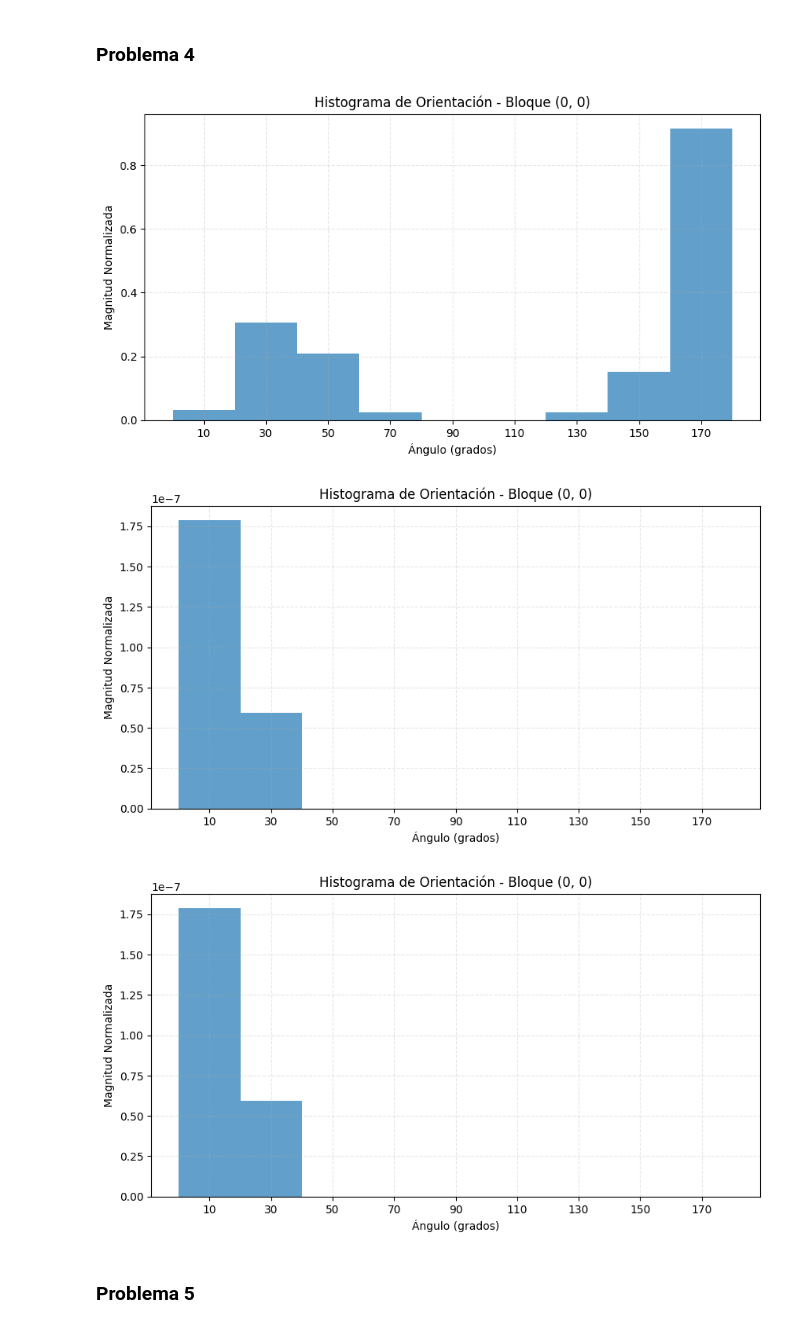
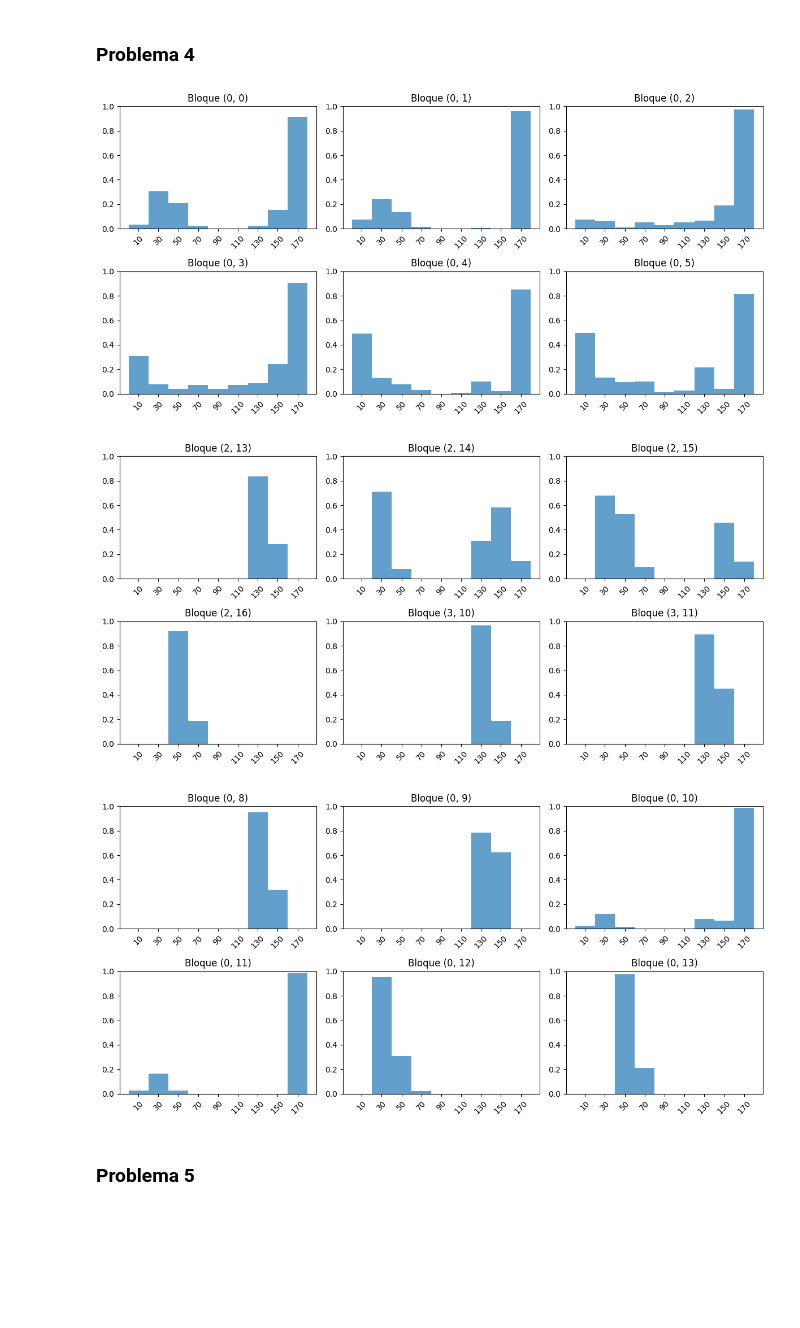
Before and after one commit to Dahernandezsilve/VCHoGLab3, a Jupyter notebook: Lab03.ipynb, the cells around one changed output. Cells and saved outputs as stored; diff of their text form; code cells hidden in the pictures; blank space fills up the shorter version.

Commit message:
feat: added a new visualization at problem 4

```diff
--- a/Lab03.ipynb
+++ b/Lab03.ipynb
@@ -132,47 +132,58 @@ def constructHistogram(stackMagnitude, stackAngle, numBins):
     for m in range(M):
         for n in range(N):
             magBlock = stackMagnitude[m, n]
             angleBlock = stackAngle[m, n]
             histogram = np.zeros(numBins)
             for i in range(h):
                 for j in range(w):
                     angle = angleBlock[i, j] % 180
                     mag = magBlock[i, j]
                     binIndex = angle / binWidth
                     b1 = int(np.floor(binIndex)) % numBins
                     b2 = (b1 + 1) % numBins
                     c1 = binCenters[b1]
                     c2 = binCenters[b2]
                     w1 = abs(c2 - angle) / binWidth
                     w2 = abs(angle - c1) / binWidth
                     histogram[b1] += mag * w1
                     histogram[b2] += mag * w2
             norm = np.sqrt(np.sum(histogram**2) + eps)
             H[m, n] = histogram / norm
     return H, binCenters
 
-def graphHistogram(histogram, binCenters, m=0, n=0):
-    hist = histogram[m, n]
-    plt.figure(figsize=(10, 5))
-    plt.bar(binCenters, hist, width=binCenters[1] - binCenters[0], align='center', alpha=0.7)
-    plt.xticks(binCenters)
-    plt.title(f"Histograma de Orientación - Bloque ({m}, {n})")
-    plt.xlabel("Ángulo (grados)")
-    plt.ylabel("Magnitud Normalizada")
-    plt.grid(True, linestyle='--', alpha=0.3)
-    plt.show()
+def graficarBloquesConContenido(histogram, binCenters, maxGraficas=6, umbral=0.01):
+    M, N, _ = histogram.shape
+    graficados = 0
+    plt.figure(figsize=(maxGraficas * 4 // 2, 6))
+
+    for m in range(M):
+        for n in range(N):
+            hist = histogram[m, n]
+            if np.sum(hist) > umbral:
+                graficados += 1
+                plt.subplot(2, maxGraficas // 2, graficados)
+                plt.bar(binCenters, hist, width=binCenters[1] - binCenters[0], align='center', alpha=0.7)
+                plt.title(f"Bloque ({m}, {n})")
+                plt.xticks(binCenters, rotation=45)
+                plt.ylim(0, 1)
+                if graficados >= maxGraficas:
+                    plt.tight_layout()
+                    plt.show()
+                    return
+    if graficados == 0:
+        print("No se encontraron bloques con información suficiente.")
 
 blockSize = 4
 numBins = 9
 for i in arrayImages:
     angle, magnitude = calculateAngleAndMagnitude(i)
     stackMagnitude, stackAngle = constructBlocksStack(magnitude, angle, blockSize)
     histogram, binCenters = constructHistogram(stackMagnitude, stackAngle, numBins)
-    graphHistogram(histogram, binCenters)
+    graficarBloquesConContenido(histogram, binCenters, maxGraficas=6)
 # %% [output]
-[figure, old version]
+[figure, new version]
-[figure, old version]
+[figure, new version]
-[figure, old version]
+[figure, new version]
 # %% [markdown]
 ### Problema 5
 # %%
```
Also changed, not shown: parts of 1 cell of this notebook.
